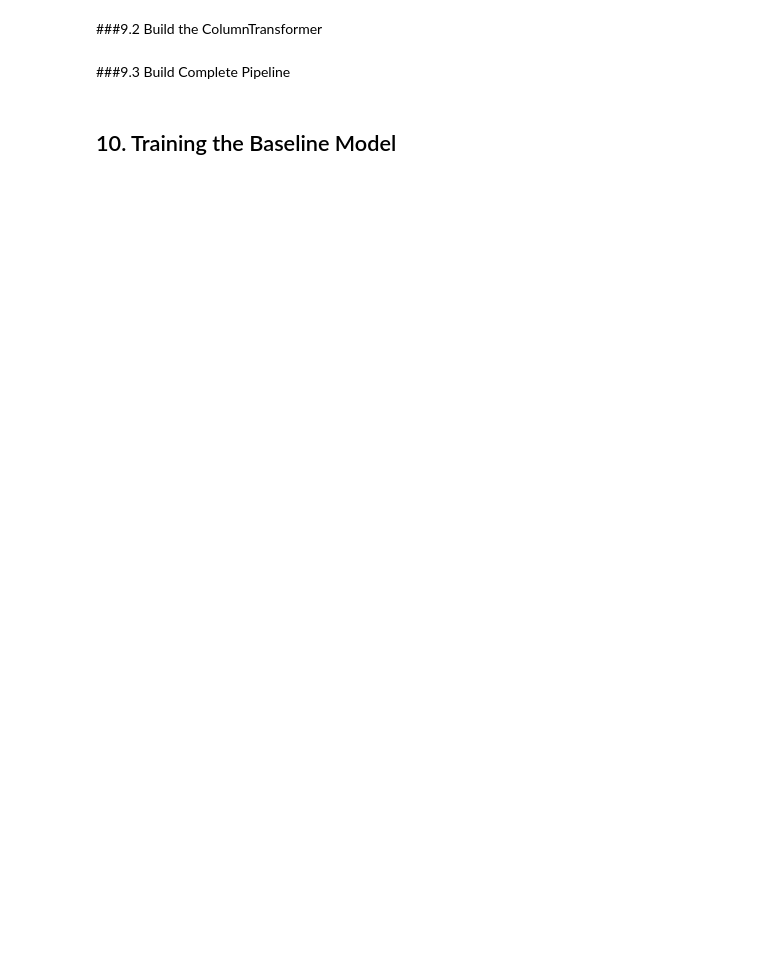
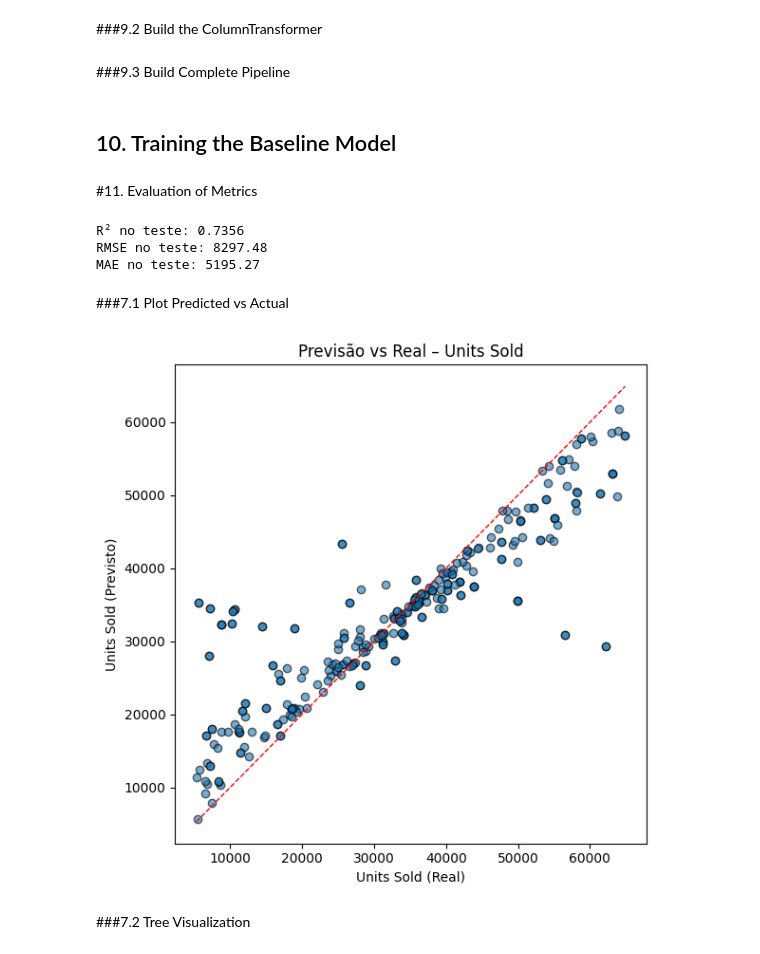
Before and after one commit to JeanAlvesR/DataScienceSamsung, a Jupyter notebook: dataset_samsung.ipynb, the cells around one changed output. Drawn from its saved outputs; the diff is of its cells as text; code cells hidden in the pictures; blank space fills up the shorter version.

Commit message:
Fix: Remocao do one hot, pois já estavam tratadas. Feature: Predicao e visualizacao da predicao

```diff
--- a/dataset_samsung.ipynb
+++ b/dataset_samsung.ipynb
@@ -255,9 +270,6 @@ categorical_cols = low_cardinality_columns
 ###9.2 Build the ColumnTransformer
 # %%
 preprocessor = ColumnTransformer(transformers=[
-    # 5.2.1. One-hot encoding for categorical columns
-    ('ohe', OneHotEncoder(drop='first', sparse_output=False), categorical_cols),
-
     # 5.2.2. Standardization (StandardScaler) for all numerical columns
     ('scaler', StandardScaler(), num_cols)
 ], remainder='drop')  # ‘drop’ discards columns not in categorical_cols or num_cols
@@ -276,3 +288,37 @@ model_pipeline.fit(X_train, y_train)
 
 # 6.2. Make predictions on the test set
 y_pred = model_pipeline.predict(X_test)
+# %% [markdown]
+#11. Evaluation of Metrics
+# %%
+# 7.1. R²
+r2 = r2_score(y_test, y_pred)
+
+# 7.2. RMSE (Root Mean Squared Error)
+rmse = np.sqrt(mean_squared_error(y_test, y_pred))
+
+# 7.3. MAE (Mean Absolute Error)
+mae = mean_absolute_error(y_test, y_pred)
+
+print(f"R² no teste: {r2:.4f}")
+print(f"RMSE no teste: {rmse:.2f}")
+print(f"MAE no teste: {mae:.2f}")
+# %% [output]
+R² no teste: 0.7356
+RMSE no teste: 8297.48
+MAE no teste: 5195.27
+# %% [markdown]
+###7.1 Plot Predicted vs Actual
+# %%
+plt.figure(figsize=(6,6))
+plt.scatter(y_test, y_pred, alpha=0.6, edgecolor='k')
+plt.plot([y_test.min(), y_test.max()], [y_test.min(), y_test.max()], 'r--', linewidth=1)
+plt.xlabel("Units Sold (Real)")
+plt.ylabel("Units Sold (Previsto)")
+plt.title("Previsão vs Real – Units Sold")
+plt.tight_layout()
+plt.show()
+# %% [output]
+[figure, added]
+# %% [markdown]
+###7.2 Tree Visualization
```
Also changed, not shown: parts of 4 cells of this notebook.
